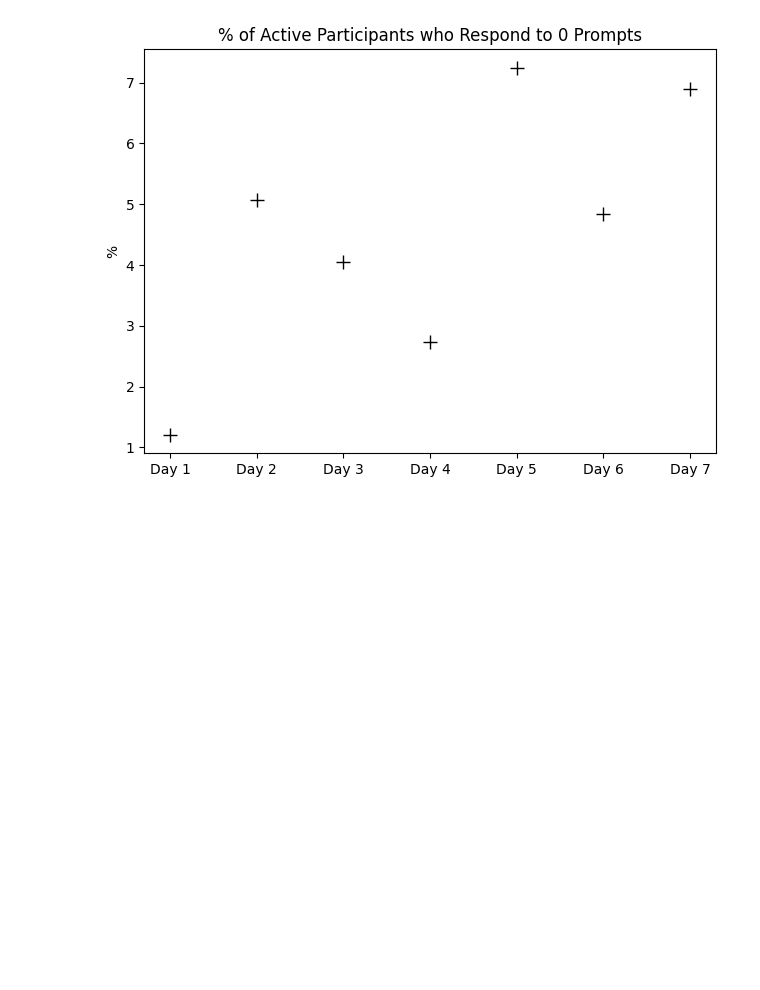
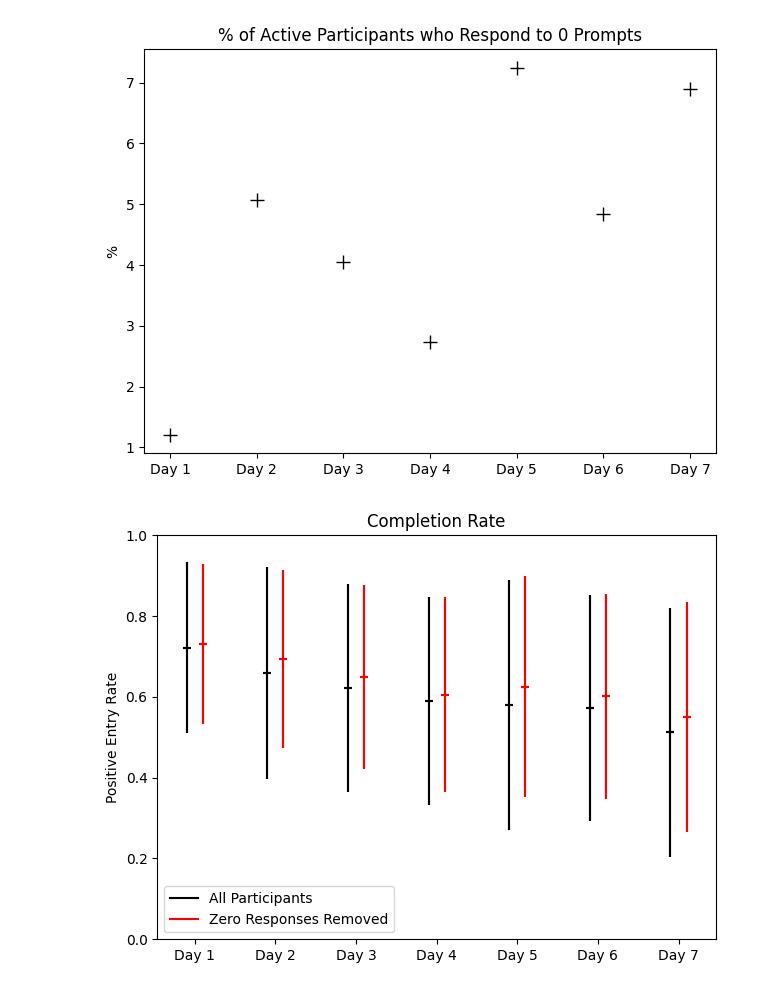
Before and after one commit to JGIBristol/seaco_smartwatch_paper, a Jupyter notebook: quantitative.ipynb, the cells around one changed output. Cells and saved outputs as stored; diff of their text form; code cells hidden in the pictures; blank space fills up the shorter version.

```diff
--- a/quantitative.ipynb
+++ b/quantitative.ipynb
@@ -374,3 +374,57 @@ Day 5: 5 participants of 69 made 0 positive entries
 Day 6: 3 participants of 62 made 0 positive entries
 Day 7: 4 participants of 58 made 0 positive entries
 [figure]
+# %%
+"""
+Completion rate, removing the participants who made 0 positive entries
+
+"""
+
+fig, axis = plt.subplots()
+
+offset = 0.1
+
+counts = []
+totals = []
+for n_pos, n_tot, day in zip(n_positive.T, n_entries.T, d):
+    # Find active participants
+    keep = n_days_active - day >= 0
+
+    # Find completion rate
+    completion_rate = n_pos[keep] / n_tot[keep]
+    axis.errorbar(
+        [day - offset] * 2,
+        [np.mean(completion_rate)] * 2,
+        xerr=offset / 2,
+        yerr=np.std(completion_rate),
+        fmt="k-",
+    )
+
+    # Find those who made 0 positive entries
+    keep &= n_pos != 0
+    completion_rate = n_pos[keep] / n_tot[keep]
+    axis.errorbar(
+        [day + offset] * 2,
+        [np.mean(completion_rate)] * 2,
+        xerr=offset / 2,
+        yerr=np.std(completion_rate),
+        fmt="r-",
+    )
+axis.set_ylabel("Positive Entry Rate")
+
+axis.set_ylim(0, 1)
+axis.set_xticks(d, days)
+axis.legend(
+    handles=[
+        plt.Line2D([0], [0], color="k", label="All Participants"),
+        plt.Line2D([0], [0], color="r", label="Zero Responses Removed"),
+    ],
+    loc="lower left",
+)
+
+axis.set_title("Completion Rate")
+
+fig.tight_layout()
+fig.savefig(f"{img_dir}/completion_rate_no_0_positive.png")
+# %% [output]
+[figure, added]
```
Also changed, not shown: parts of 1 cell of this notebook.
